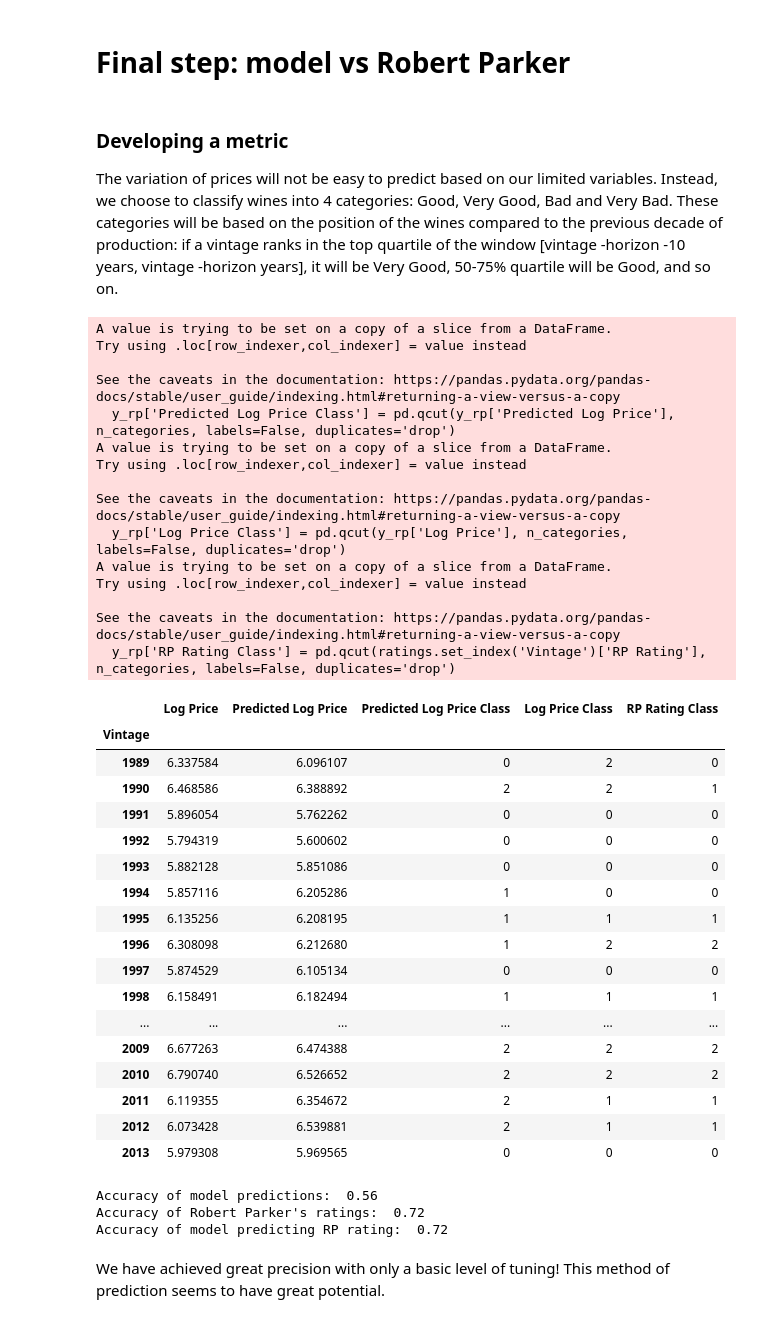
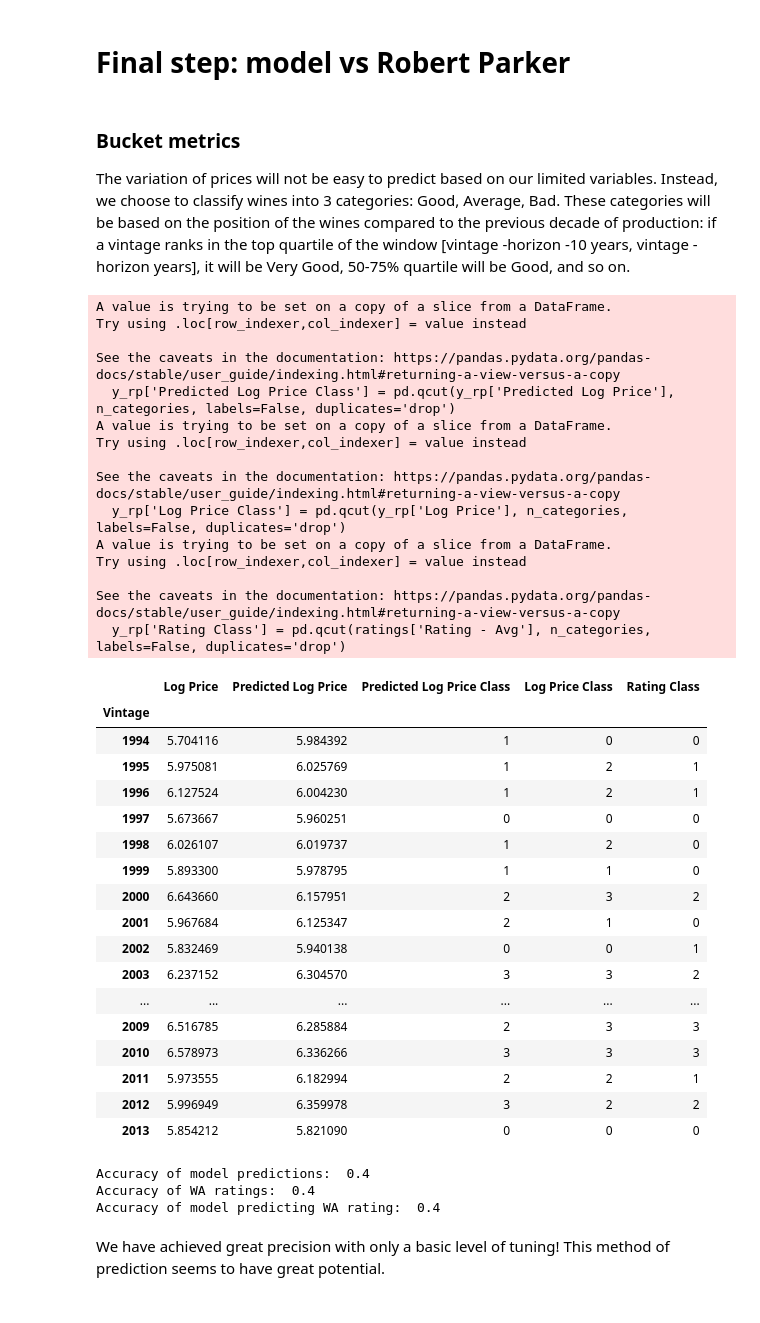
Before and after one commit to RoucherA/GrandCruClassifier, a Jupyter notebook: predictive models.ipynb, the cells around one changed output. Cells and saved outputs as stored; diff of their text form; code cells hidden in the pictures.

```diff
--- a/predictive models.ipynb
+++ b/predictive models.ipynb
@@ -13,0 +14,10 @@ insulation = pd.read_excel('data/weather_merignac.xlsx', sheet_name='insulation'
+# %%
+ratings = pd.read_excel('data/ratings.xlsx', index=False, encoding = 'ascii')
+#ratings = ratings[ratings['Category']=='Premier cru 1855']
+selected_vineyards = list(ratings['Chateau'].unique())
+print(selected_vineyards)
+#selected_vineyards = ['Château Cheval Blanc', 'Château Ausone', 'Château Angélus', 'Château Trotte Vieille']
+
+ratings['Rating - Avg'] = (ratings['Rating - LB'] + ratings['Rating - HB'])/2
+ratings = ratings.groupby('Vintage')['Rating - Avg'].mean().to_frame()
+display(ratings.head())
@@ -13,0 +35,10 @@ insulation = pd.read_excel('data/weather_merignac.xlsx', sheet_name='insulation'
+# %%
+prices = pd.read_excel('data/prices.xlsx', index_col=0)
+
+df = prices.drop('Category', axis=1).transpose().reset_index().melt(id_vars='index').rename(columns={'index':'Vintage', 'variable':'Chateau', 'value':'Price'})[['Chateau','Vintage','Price']]
+df = df.replace(-100, np.NaN)
+display(df['Chateau'].unique())
+selected_prices = df[(df['Chateau'].isin(selected_vineyards))].fillna(method='ffill')
+display(selected_prices['Chateau'].unique())
+prices = selected_prices.groupby('Vintage')['Price'].mean().to_frame()
+display(prices.head())
@@ -57,7 +118,7 @@ X['Harvest Temperature'] = \
 #X['Insulation'] = insulation.iloc[:,0] # negative on mean r2 and bad scores
 # %%
 display(prices.head())
-y = prices.set_index('Vintage', drop=True)
+y = prices
 y['Log Price'] = np.log(y['Price'])
 sns.lineplot(data=y['Log Price'])
 plt.show()
@@ -248,58 +310,60 @@ Second options makes accuracy go from 0.29 to 0.47
 # %% [markdown]
 # Final step: model vs Robert Parker
 # %% [markdown]
-### Developing a metric
+### Bucket metrics
 
-The variation of prices will not be easy to predict based on our limited variables. Instead, we choose to classify wines into 4 categories: Good, Very Good, Bad and Very Bad. These categories will be based on the position of the wines compared to the previous decade of production: if a vintage ranks in the top quartile of the window [vintage -horizon -10 years, vintage -horizon years], it will be Very Good, 50-75% quartile will be Good, and so on.
+The variation of prices will not be easy to predict based on our limited variables. Instead, we choose to classify wines into 3 categories: Good, Average, Bad. These categories will be based on the position of the wines compared to the previous decade of production: if a vintage ranks in the top quartile of the window [vintage -horizon -10 years, vintage -horizon years], it will be Very Good, 50-75% quartile will be Good, and so on.
 # %%
 from sklearn.metrics import accuracy_score
 
-n_categories = 3
-y_rp = y_result.loc[1989:2013,:]
+n_categories = 4
+y_rp = y_result.loc[1994:2018,:]
+#y_rp = y_rp.loc[1994:2018,:]
+
 y_rp['Predicted Log Price Class'] = pd.qcut(y_rp['Predicted Log Price'], n_categories, labels=False, duplicates='drop')
 y_rp['Log Price Class'] = pd.qcut(y_rp['Log Price'], n_categories, labels=False, duplicates='drop')
-y_rp['RP Rating Class'] = pd.qcut(ratings.set_index('Vintage')['RP Rating'], n_categories, labels=False, duplicates='drop')
+y_rp['Rating Class'] = pd.qcut(ratings['Rating - Avg'], n_categories, labels=False, duplicates='drop')
 display(y_rp)
 print('Accuracy of model predictions: ',accuracy_score(y_rp['Predicted Log Price Class'], y_rp['Log Price Class']).round(3))
-print("Accuracy of Robert Parker's ratings: ",accuracy_score(y_rp['RP Rating Class'], y_rp['Log Price Class']).round(3))
-print('Accuracy of model predicting RP rating: ',accuracy_score(y_rp['Predicted Log Price Class'], y_rp['RP Rating Class']).round(3))
+print("Accuracy of WA ratings: ",accuracy_score(y_rp['Rating Class'], y_rp['Log Price Class']).round(3))
+print('Accuracy of model predicting WA rating: ',accuracy_score(y_rp['Predicted Log Price Class'], y_rp['Rating Class']).round(3))
 #print('Average error: ', np.mean(np.abs(y_result.loc[1990:2010, 'Predicted Log Price Class'] - y_result.loc[1990:2010, 'Log Price Class'])))
 # %% [output]
 A value is trying to be set on a copy of a slice from a DataFrame.
 Try using .loc[row_indexer,col_indexer] = value instead
 
 See the caveats in the documentation: https://pandas.pydata.org/pandas-docs/stable/user_guide/indexing.html#returning-a-view-versus-a-copy
   y_rp['Predicted Log Price Class'] = pd.qcut(y_rp['Predicted Log Price'], n_categories, labels=False, duplicates='drop')
 A value is trying to be set on a copy of a slice from a DataFrame.
 Try using .loc[row_indexer,col_indexer] = value instead
 
 See the caveats in the documentation: https://pandas.pydata.org/pandas-docs/stable/user_guide/indexing.html#returning-a-view-versus-a-copy
   y_rp['Log Price Class'] = pd.qcut(y_rp['Log Price'], n_categories, labels=False, duplicates='drop')
 A value is trying to be set on a copy of a slice from a DataFrame.
 Try using .loc[row_indexer,col_indexer] = value instead
 
 See the caveats in the documentation: https://pandas.pydata.org/pandas-docs/stable/user_guide/indexing.html#returning-a-view-versus-a-copy
-  y_rp['RP Rating Class'] = pd.qcut(ratings.set_index('Vintage')['RP Rating'], n_categories, labels=False, duplicates='drop')
+  y_rp['Rating Class'] = pd.qcut(ratings['Rating - Avg'], n_categories, labels=False, duplicates='drop')
-|  | Log Price | Predicted Log Price | Predicted Log Price Class | Log Price Class | RP Rating Class |
+|  | Log Price | Predicted Log Price | Predicted Log Price Class | Log Price Class | Rating Class |
 | Vintage |  |  |  |  |  |
-| 1989 | 6.337584 | 6.096107 | 0 | 2 | 0 |
-| 1990 | 6.468586 | 6.388892 | 2 | 2 | 1 |
-| 1991 | 5.896054 | 5.762262 | 0 | 0 | 0 |
-| 1992 | 5.794319 | 5.600602 | 0 | 0 | 0 |
-| 1993 | 5.882128 | 5.851086 | 0 | 0 | 0 |
-| 1994 | 5.857116 | 6.205286 | 1 | 0 | 0 |
-| 1995 | 6.135256 | 6.208195 | 1 | 1 | 1 |
-| 1996 | 6.308098 | 6.212680 | 1 | 2 | 2 |
-| 1997 | 5.874529 | 6.105134 | 0 | 0 | 0 |
-| 1998 | 6.158491 | 6.182494 | 1 | 1 | 1 |
+| 1994 | 5.704116 | 5.984392 | 1 | 0 | 0 |
+| 1995 | 5.975081 | 6.025769 | 1 | 2 | 1 |
+| 1996 | 6.127524 | 6.004230 | 1 | 2 | 1 |
+| 1997 | 5.673667 | 5.960251 | 0 | 0 | 0 |
+| 1998 | 6.026107 | 6.019737 | 1 | 2 | 0 |
+| 1999 | 5.893300 | 5.978795 | 1 | 1 | 0 |
+| 2000 | 6.643660 | 6.157951 | 2 | 3 | 2 |
+| 2001 | 5.967684 | 6.125347 | 2 | 1 | 0 |
+| 2002 | 5.832469 | 5.940138 | 0 | 0 | 1 |
+| 2003 | 6.237152 | 6.304570 | 3 | 3 | 2 |
 | ... | ... | ... | ... | ... | ... |
-| 2009 | 6.677263 | 6.474388 | 2 | 2 | 2 |
-| 2010 | 6.790740 | 6.526652 | 2 | 2 | 2 |
-| 2011 | 6.119355 | 6.354672 | 2 | 1 | 1 |
-| 2012 | 6.073428 | 6.539881 | 2 | 1 | 1 |
-| 2013 | 5.979308 | 5.969565 | 0 | 0 | 0 |
+| 2009 | 6.516785 | 6.285884 | 2 | 3 | 3 |
+| 2010 | 6.578973 | 6.336266 | 3 | 3 | 3 |
+| 2011 | 5.973555 | 6.182994 | 2 | 2 | 1 |
+| 2012 | 5.996949 | 6.359978 | 3 | 2 | 2 |
+| 2013 | 5.854212 | 5.821090 | 0 | 0 | 0 |
-Accuracy of model predictions:  0.56
-Accuracy of Robert Parker's ratings:  0.72
-Accuracy of model predicting RP rating:  0.72
+Accuracy of model predictions:  0.4
+Accuracy of WA ratings:  0.4
+Accuracy of model predicting WA rating:  0.4
 # %% [markdown]
 We have achieved great precision with only a basic level of tuning! This method of prediction seems to have great potential.
```
Also changed, not shown: parts of 11 cells of this notebook, 3 other files.
